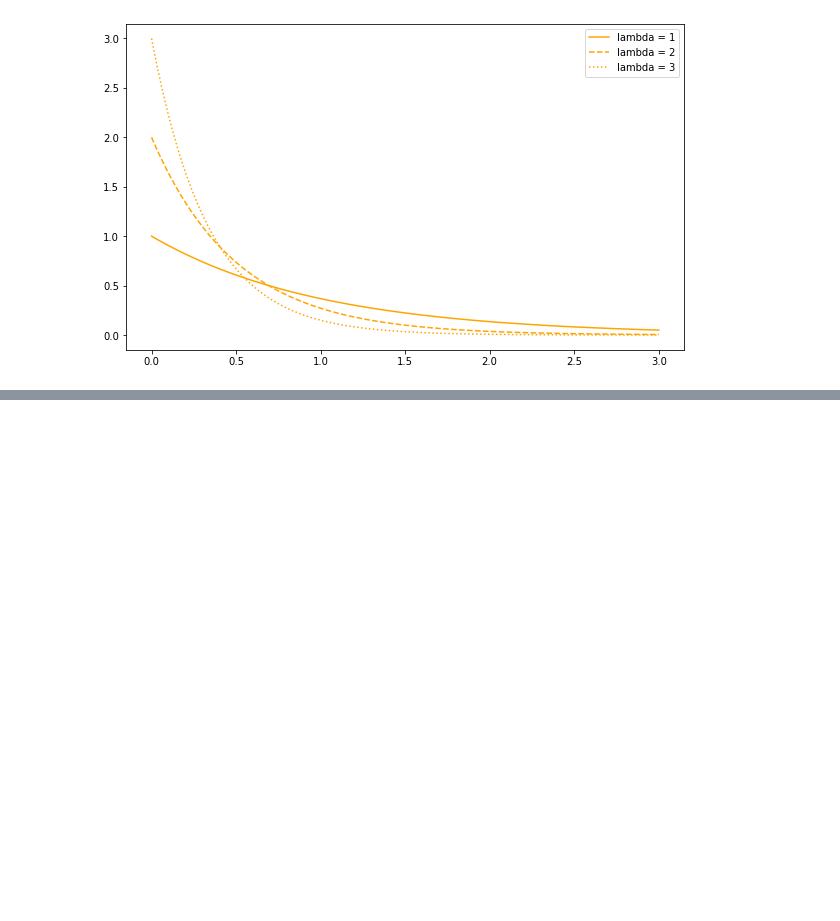
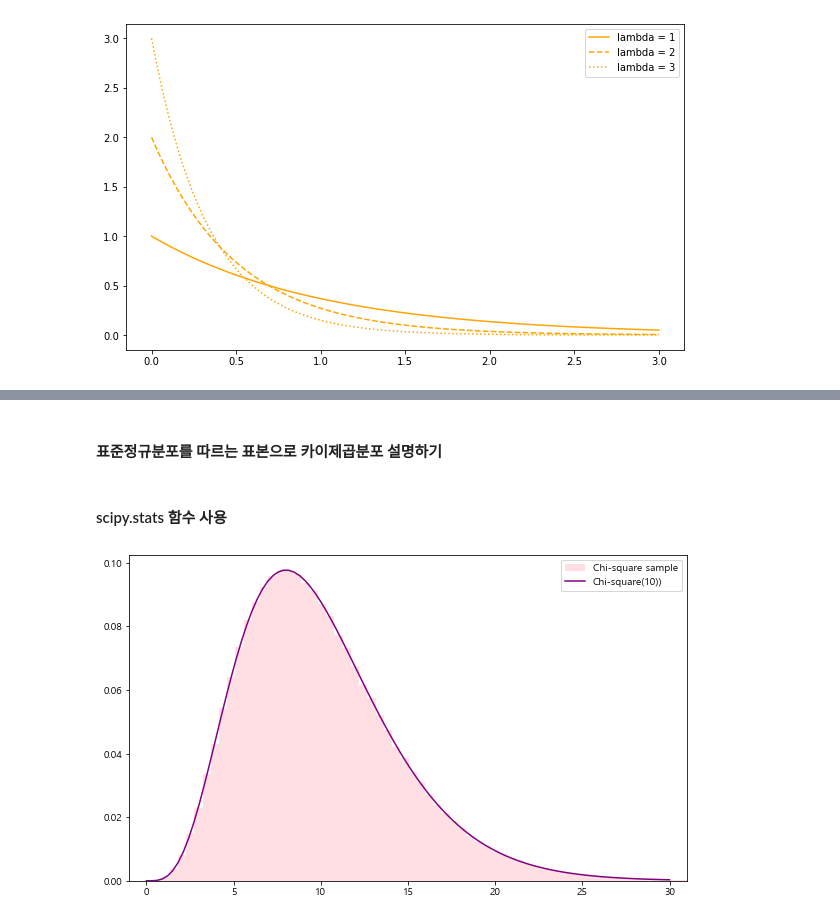
Before and after one commit to choi-aerim/cakd7_class, a Jupyter notebook: m3_ 통계/Statistcs_2.ipynb, the cells around one changed output, grey strips where cells are left out. Saved outputs shown, nothing was run; the diff lists cells and outputs as text; code cells hidden in the pictures; blank space fills up the shorter version.

```diff
--- a/m3_ 통계/Statistcs_2.ipynb
+++ b/m3_ 통계/Statistcs_2.ipynb
@@ -787,0 +813,41 @@ plt.show()
+# %% [markdown]
+#### 표준정규분포를 따르는 표본으로 카이제곱분포 설명하기
+# %%
+# 표준정규분포로 표본크기가 10인 표본을 무작위추출하여 제곱합을 취하는 작업을  수행
+
+n = 10
+rv = stats.norm()
+sample_size = int(1e6)
+
+## 표준정규분포를 따르는 표본집단을 10개를 뽑고 각각의 표본수는 100만개가 됨
+Zs_sample = rv.rvs((n, sample_size))  # rvs: random variable samples
+Zs_sample
+
+
+## 각각 표본들의 값을 제곱한 값을 행끼리 더함
+chi2_sample = np.sum(Zs_sample**2, axis = 0)
+# %% [markdown]
+#### scipy.stats 함수 사용
+# %%
+# 시각화
+
+n = 10
+
+fig = plt.figure(figsize = (10,6))
+ax = fig.add_subplot(111)
+
+rv_true = stats.chi2(n)
+xs = np.linspace(0, 30, 100)
+
+# 표준정규분포의 제곱을 히스토그램으로 나타냄
+ax.hist(chi2_sample, bins = 100, density = True, alpha = 0.5,
+        label = 'Chi-square sample', color = 'pink')
+
+# 카이제곱분포를 플랏으로 나타냄
+ax.plot(xs, rv_true.pdf(xs), label = f'Chi-square({n}))', color = 'purple')
+
+ax.legend()
+ax.set_xlim(-1, 31)
+plt.show()
+# %% [output]
+[figure, added]
```
Also changed, not shown: parts of 35 cells of this notebook.
